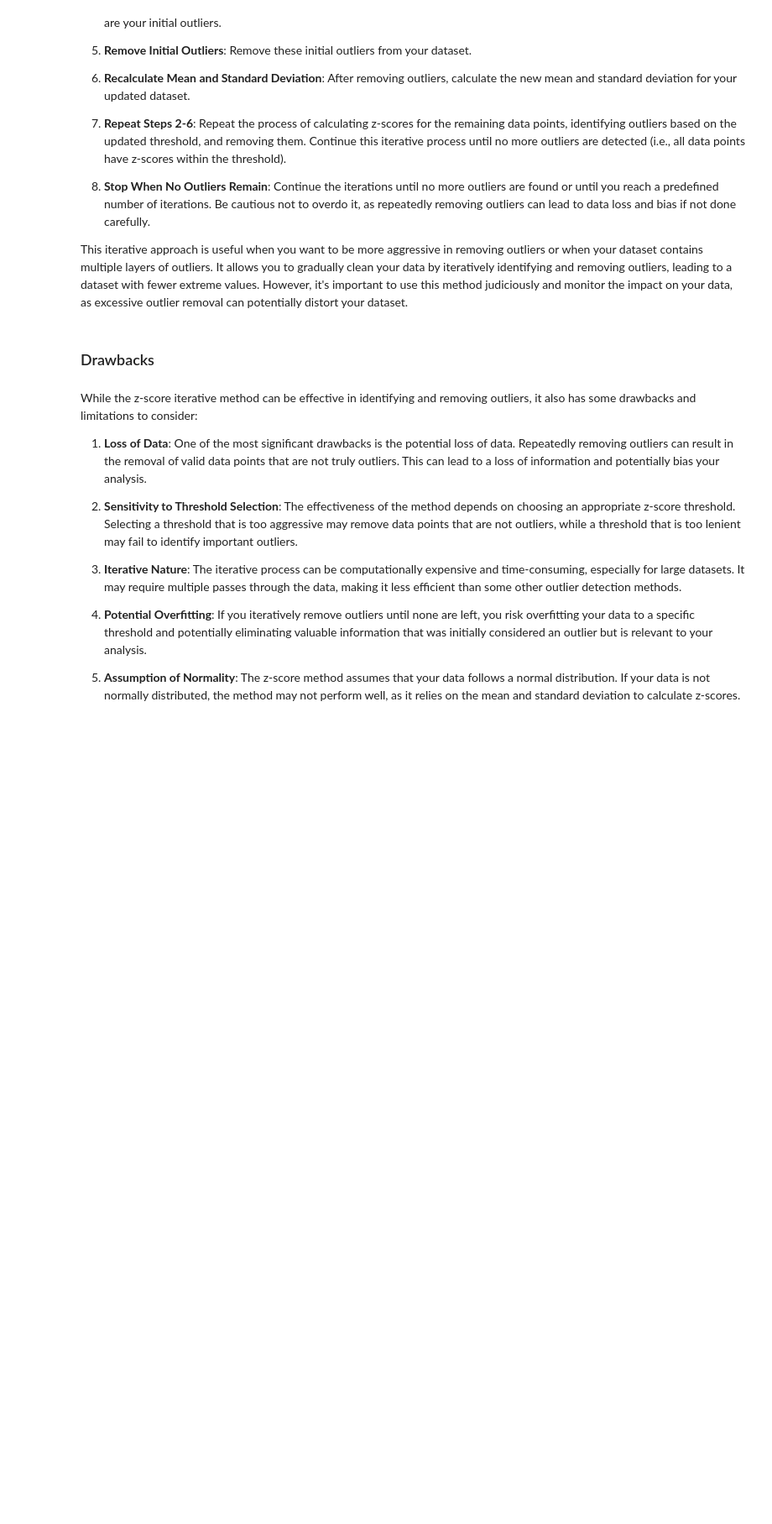
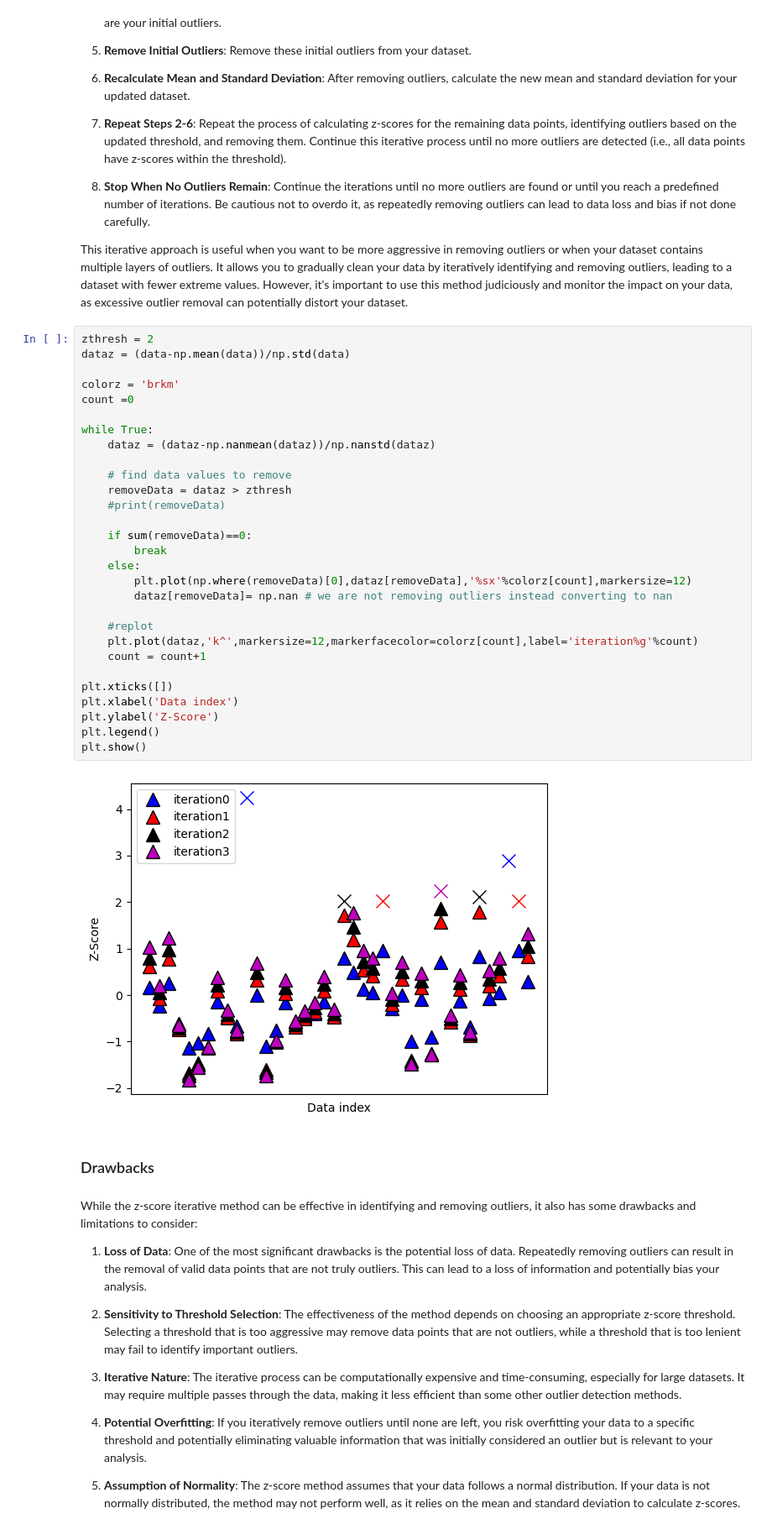
Before and after one commit to MahbubHossainFaisal/Data-Science, a Jupyter notebook: Statistics/Codes/15_Removing_outliers_using_z_tranformation.ipynb, the cells around one changed output. Shown: that part at 84% size. Saved outputs shown, nothing was run; the diff lists cells and outputs as text; blank space fills up the shorter version.

```diff
--- a/Statistics/Codes/15_Removing_outliers_using_z_tranformation.ipynb
+++ b/Statistics/Codes/15_Removing_outliers_using_z_tranformation.ipynb
@@ -42,6 +119,37 @@ The z-score iterative method is an approach to remove outliers by repeatedly cal
 8. **Stop When No Outliers Remain**: Continue the iterations until no more outliers are found or until you reach a predefined number of iterations. Be cautious not to overdo it, as repeatedly removing outliers can lead to data loss and bias if not done carefully.
 
 This iterative approach is useful when you want to be more aggressive in removing outliers or when your dataset contains multiple layers of outliers. It allows you to gradually clean your data by iteratively identifying and removing outliers, leading to a dataset with fewer extreme values. However, it's important to use this method judiciously and monitor the impact on your data, as excessive outlier removal can potentially distort your dataset.
+# %%
+zthresh = 2
+dataz = (data-np.mean(data))/np.std(data)
+
+colorz = 'brkm'
+count =0
+
+while True:
+    dataz = (dataz-np.nanmean(dataz))/np.nanstd(dataz)
+
+    # find data values to remove
+    removeData = dataz > zthresh
+    #print(removeData)
+
+    if sum(removeData)==0:
+        break
+    else:
+        plt.plot(np.where(removeData)[0],dataz[removeData],'%sx'%colorz[count],markersize=12)
+        dataz[removeData]= np.nan # we are not removing outliers instead converting to nan
+
+    #replot
+    plt.plot(dataz,'k^',markersize=12,markerfacecolor=colorz[count],label='iteration%g'%count)
+    count = count+1
+
+plt.xticks([])
+plt.xlabel('Data index')
+plt.ylabel('Z-Score')
+plt.legend()
+plt.show()
+# %% [output]
+[figure, added]
 # %% [markdown]
 ### Drawbacks
 # %% [markdown]
```
Also changed, not shown: parts of 12 cells of this notebook.
